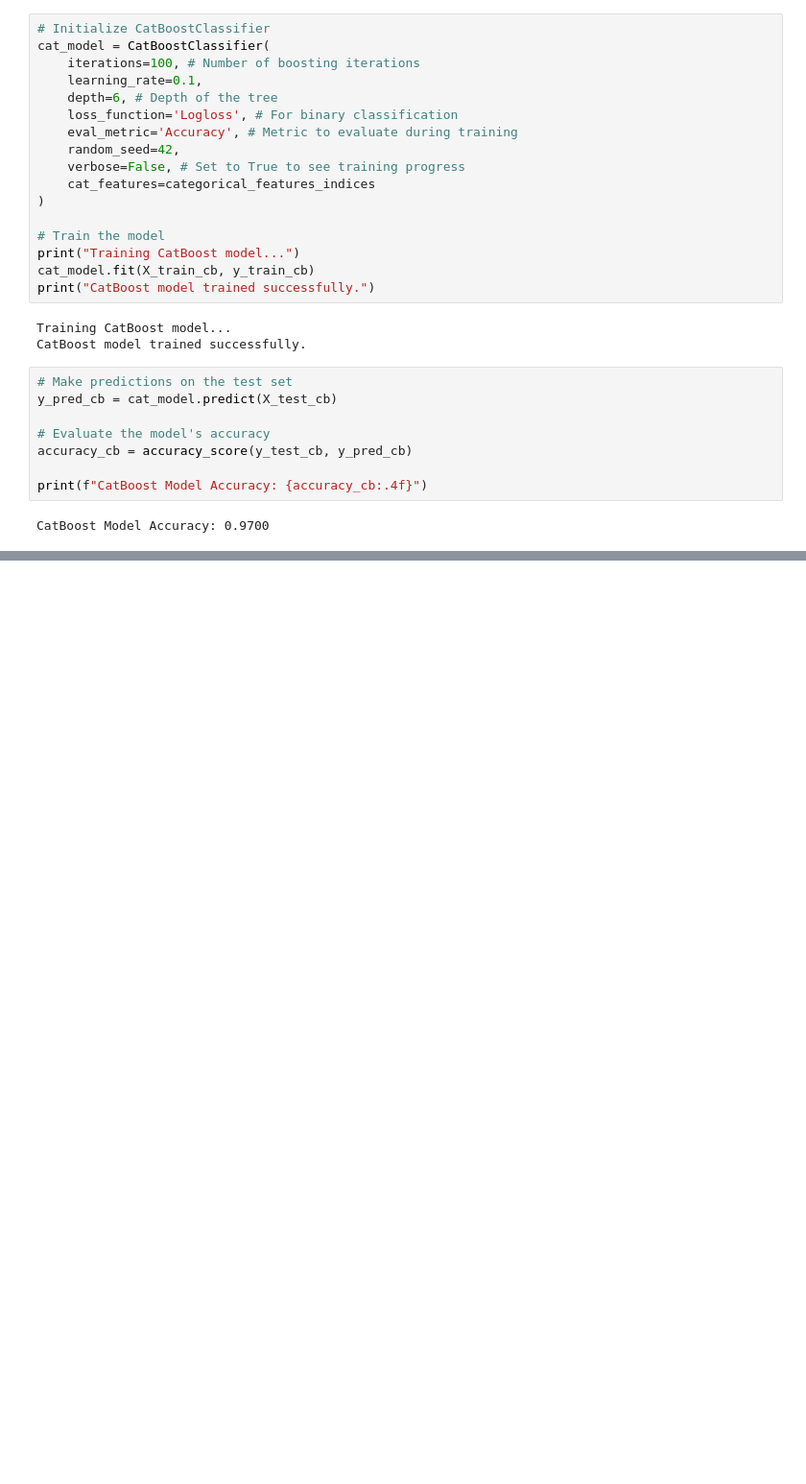
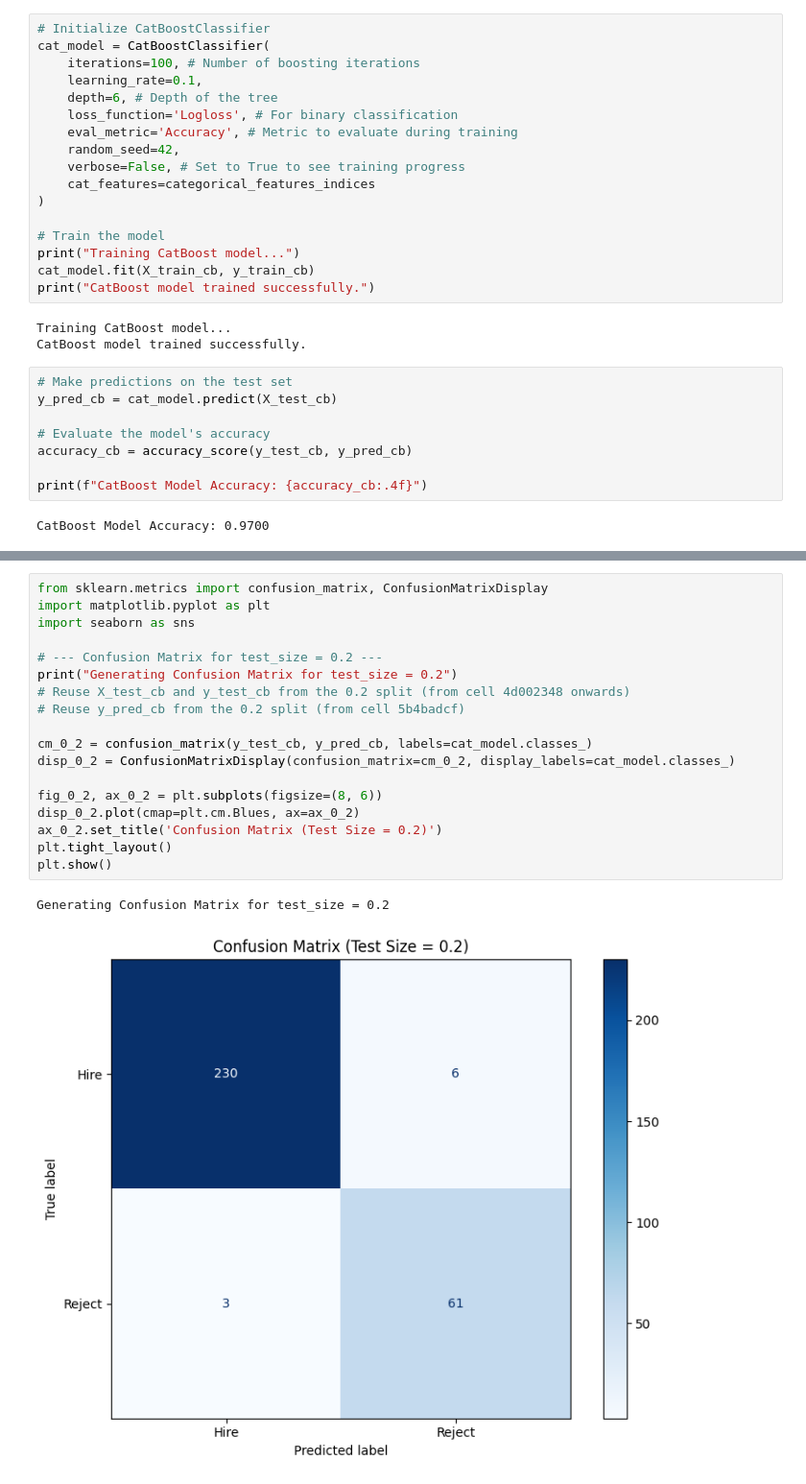
Before and after one commit to Krishna-Dhawangale/Resume-Screening-Machine-Learning-, a Jupyter notebook: CatBoost(Resume_Screening).ipynb, the cells around one changed output, grey strips where cells are left out. Shown at 96% size. Drawn from its saved outputs; the diff is of its cells as text; blank space fills up the shorter version.

```diff
--- a/CatBoost(Resume_Screening).ipynb
+++ b/CatBoost(Resume_Screening).ipynb
@@ -333,0 +412,21 @@ CatBoost Model Accuracy: 0.9700
+# %%
+from sklearn.metrics import confusion_matrix, ConfusionMatrixDisplay
+import matplotlib.pyplot as plt
+import seaborn as sns
+
+# --- Confusion Matrix for test_size = 0.2 ---
+print("Generating Confusion Matrix for test_size = 0.2")
+# Reuse X_test_cb and y_test_cb from the 0.2 split (from cell 4d002348 onwards)
+# Reuse y_pred_cb from the 0.2 split (from cell 5b4badcf)
+
+cm_0_2 = confusion_matrix(y_test_cb, y_pred_cb, labels=cat_model.classes_)
+disp_0_2 = ConfusionMatrixDisplay(confusion_matrix=cm_0_2, display_labels=cat_model.classes_)
+
+fig_0_2, ax_0_2 = plt.subplots(figsize=(8, 6))
+disp_0_2.plot(cmap=plt.cm.Blues, ax=ax_0_2)
+ax_0_2.set_title('Confusion Matrix (Test Size = 0.2)')
+plt.tight_layout()
+plt.show()
+# %% [output]
+Generating Confusion Matrix for test_size = 0.2
+[figure, added]
```
Also changed, not shown: parts of 8 cells of this notebook.
